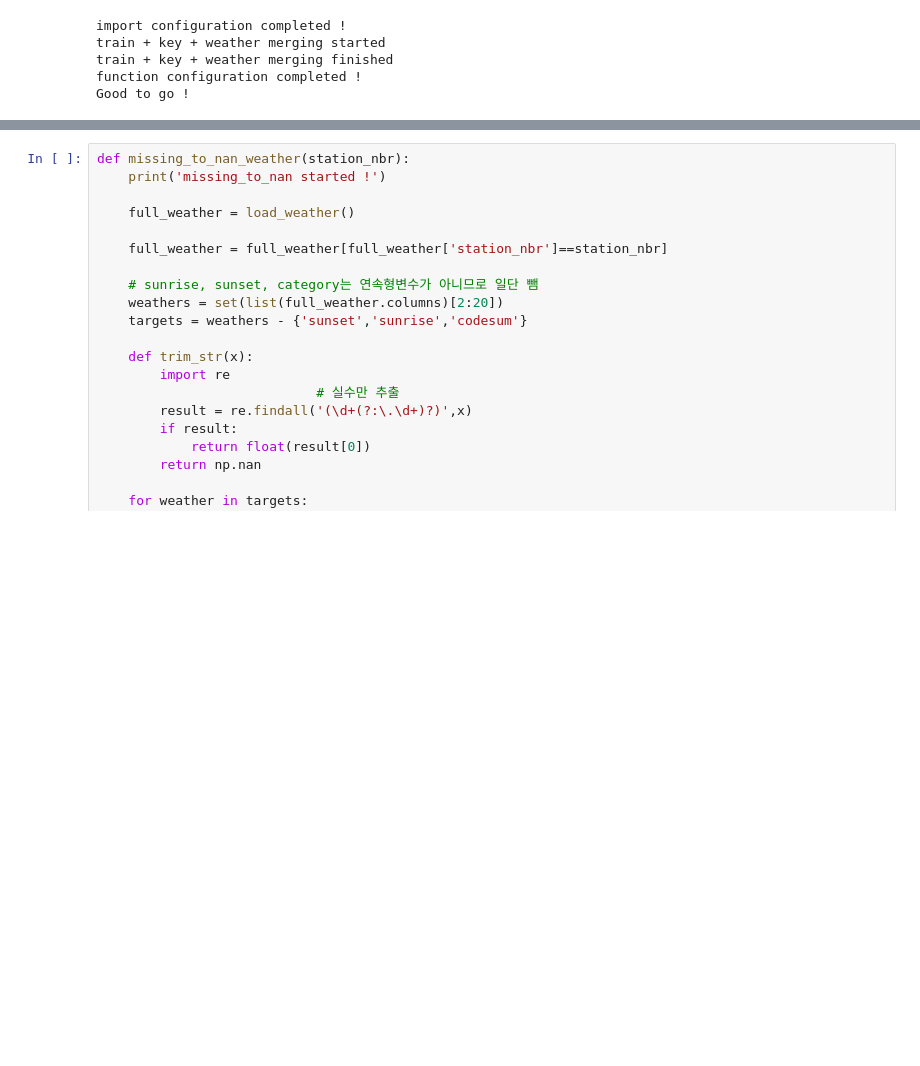
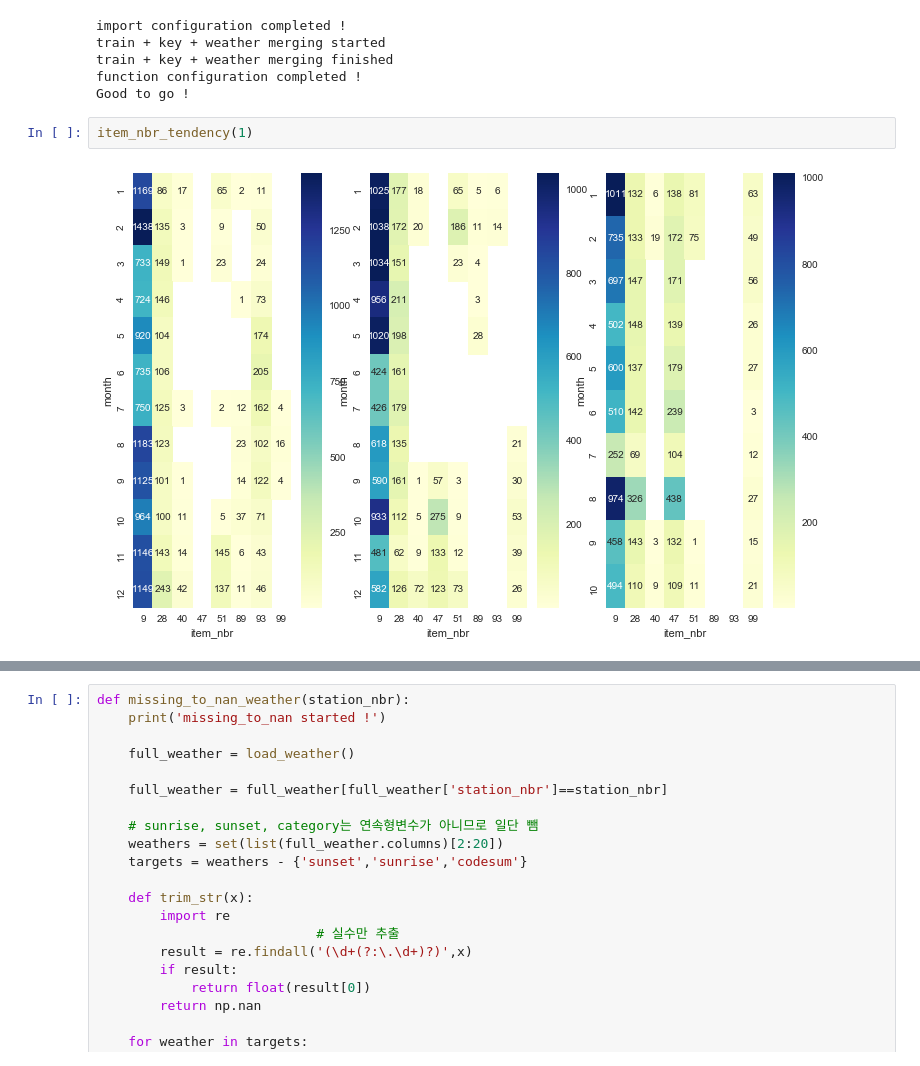
Before and after one commit to lucaseo/dss7-walmart-project, a Jupyter notebook: jw/fill_missing_by_closest.ipynb, the cells around one changed output, grey strips where cells are left out. Saved outputs shown, nothing was run; the diff lists cells and outputs as text; blank space fills up the shorter version.

```diff
--- a/jw/fill_missing_by_closest.ipynb
+++ b/jw/fill_missing_by_closest.ipynb
@@ -8,3 +8,7 @@ train + key + weather merging started
 train + key + weather merging finished
 function configuration completed !
 Good to go !
+# %%
+item_nbr_tendency(1)
+# %% [output]
+[figure, added]
```
Also changed, not shown: parts of 23 cells of this notebook, 46 other files.
